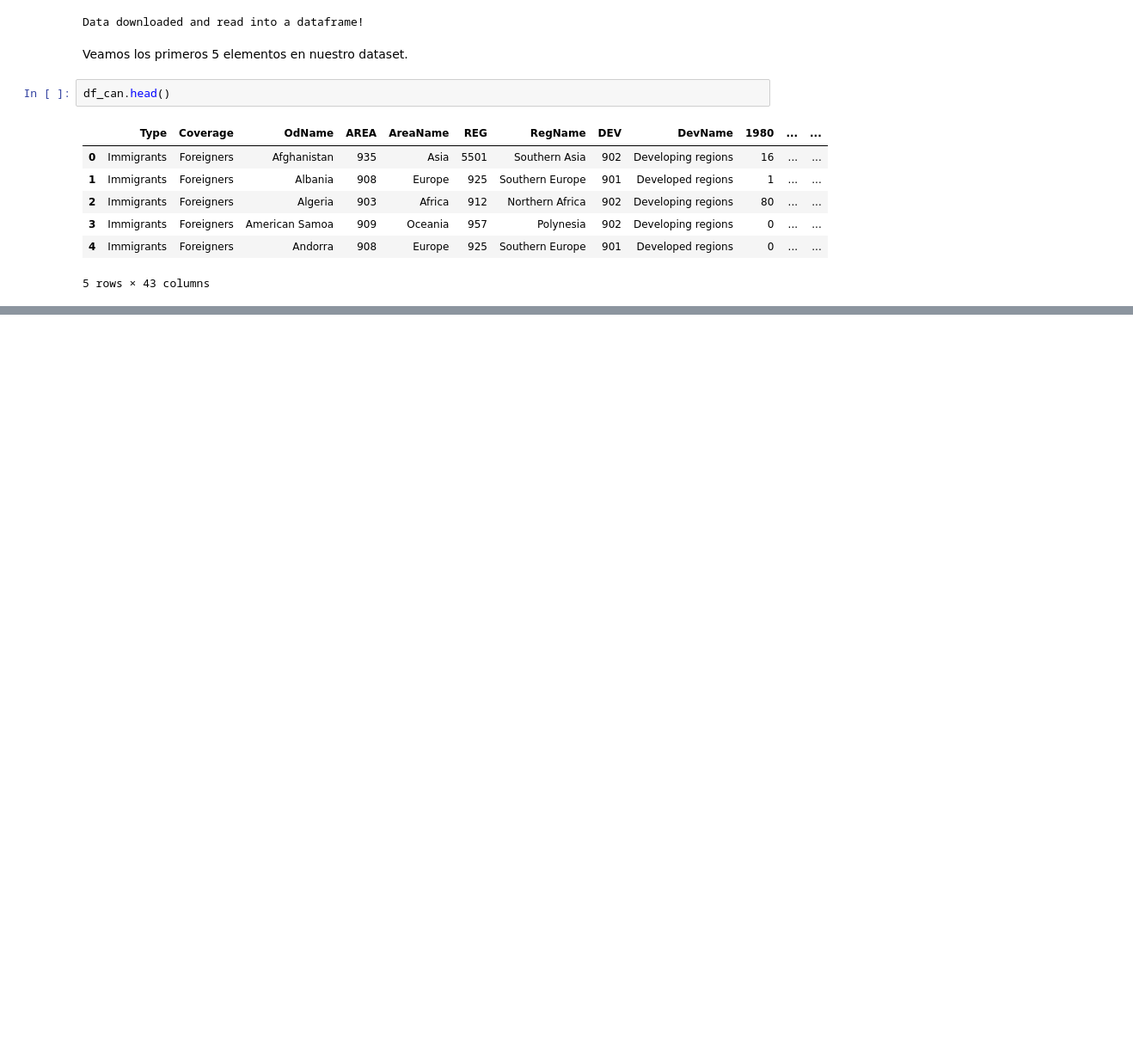
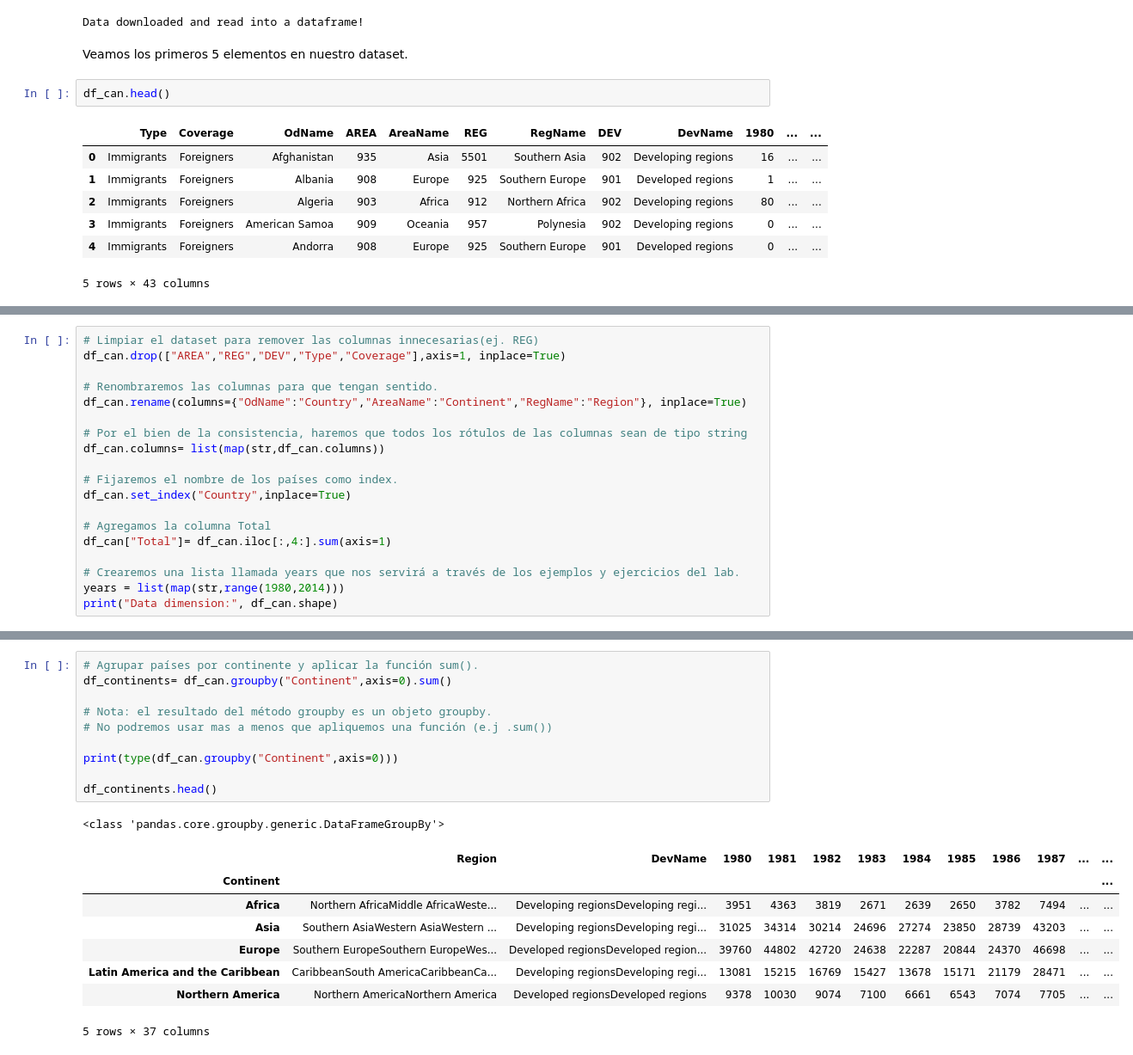
Before and after one commit to reivincitot/Curso-ibm, a Jupyter notebook: Data visualization with python/pieChartsBoxPlotsScatterPlotsBubblePlots_lab3.ipynb, the cells around one changed output, grey strips where cells are left out. Shown at 86% size. Cells and saved outputs as stored; diff of their text form; blank space fills up the shorter version.

```diff
--- a/Data visualization with python/pieChartsBoxPlotsScatterPlotsBubblePlots_lab3.ipynb
+++ b/Data visualization with python/pieChartsBoxPlotsScatterPlotsBubblePlots_lab3.ipynb
@@ -74,0 +84,19 @@ df_can.head()
+# %%
+# Limpiar el dataset para remover las columnas innecesarias(ej. REG)
+df_can.drop(["AREA","REG","DEV","Type","Coverage"],axis=1, inplace=True)
+
+# Renombraremos las columnas para que tengan sentido.
+df_can.rename(columns={"OdName":"Country","AreaName":"Continent","RegName":"Region"}, inplace=True)
+
+# Por el bien de la consistencia, haremos que todos los rótulos de las columnas sean de tipo string
+df_can.columns= list(map(str,df_can.columns))
+
+# Fijaremos el nombre de los países como index.
+df_can.set_index("Country",inplace=True)
+
+# Agregamos la columna Total
+df_can["Total"]= df_can.iloc[:,4:].sum(axis=1)
+
+# Crearemos una lista llamada years que nos servirá a través de los ejemplos y ejercicios del lab.
+years = list(map(str,range(1980,2014)))
+print("Data dimension:", df_can.shape)
@@ -74,0 +140,20 @@ df_can.head()
+# %%
+# Agrupar países por continente y aplicar la función sum().
+df_continents= df_can.groupby("Continent",axis=0).sum()
+
+# Nota: el resultado del método groupby es un objeto groupby.
+# No podremos usar mas a menos que apliquemos una función (e.j .sum())
+
+print(type(df_can.groupby("Continent",axis=0)))
+
+df_continents.head()
+# %% [output]
+<class 'pandas.core.groupby.generic.DataFrameGroupBy'>
+|  | Region | DevName | 1980 | 1981 | 1982 | 1983 | 1984 | 1985 | 1986 | 1987 | ... | ... |
+| Continent |  |  |  |  |  |  |  |  |  |  |  | ... |
+| Africa | Northern AfricaMiddle AfricaWeste... | Developing regionsDeveloping regi... | 3951 | 4363 | 3819 | 2671 | 2639 | 2650 | 3782 | 7494 | ... | ... |
+| Asia | Southern AsiaWestern AsiaWestern ... | Developing regionsDeveloping regi... | 31025 | 34314 | 30214 | 24696 | 27274 | 23850 | 28739 | 43203 | ... | ... |
+| Europe | Southern EuropeSouthern EuropeWes... | Developed regionsDeveloped region... | 39760 | 44802 | 42720 | 24638 | 22287 | 20844 | 24370 | 46698 | ... | ... |
+| Latin America and the Caribbean | CaribbeanSouth AmericaCaribbeanCa... | Developing regionsDeveloping regi... | 13081 | 15215 | 16769 | 15427 | 13678 | 15171 | 21179 | 28471 | ... | ... |
+| Northern America | Northern AmericaNorthern America | Developed regionsDeveloped regions | 9378 | 10030 | 9074 | 7100 | 6661 | 6543 | 7074 | 7705 | ... | ... |
+5 rows × 37 columns
```
Also changed, not shown: parts of 18 cells of this notebook.
